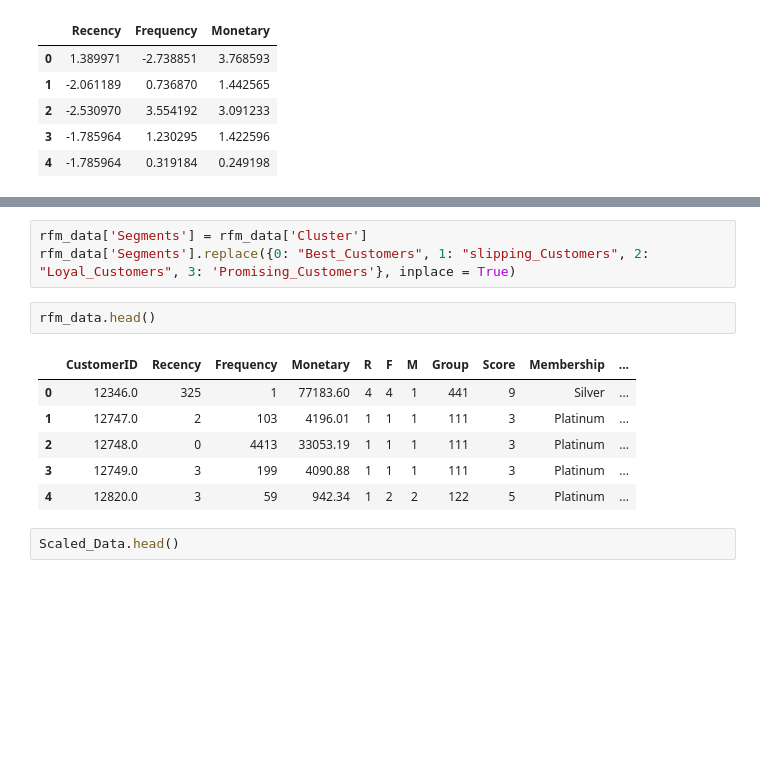
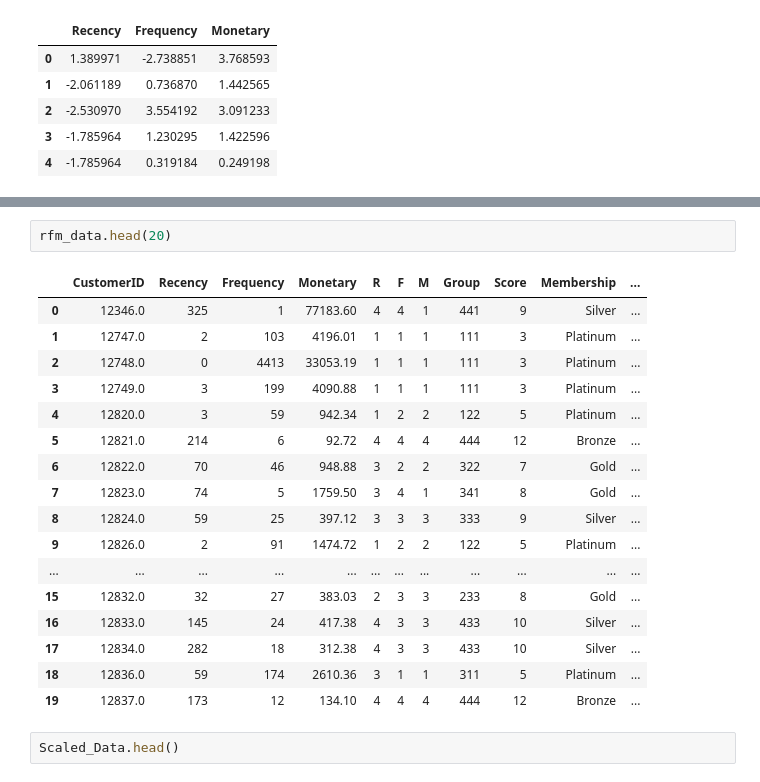
Before and after one commit to jithesh9539/Customer_Segmentation_Final, a Jupyter notebook: Customer_Segmentation_CMPE255.ipynb, the cells around one changed output, grey strips where cells are left out. Drawn from its saved outputs; the diff is of its cells as text; blank space fills up the shorter version.

```diff
--- a/Customer_Segmentation_CMPE255.ipynb
+++ b/Customer_Segmentation_CMPE255.ipynb
@@ -530,15 +551,23 @@ result_df
-# %%
-rfm_data['Segments'] = rfm_data['Cluster']
-rfm_data['Segments'].replace({0: "Best_Customers", 1: "slipping_Customers", 2: "Loyal_Customers", 3: 'Promising_Customers'}, inplace = True)
 # %%
-rfm_data.head()
+rfm_data.head(20)
 # %% [output]
 |  | CustomerID | Recency | Frequency | Monetary | R | F | M | Group | Score | Membership | ... |
 | 0 | 12346.0 | 325 | 1 | 77183.60 | 4 | 4 | 1 | 441 | 9 | Silver | ... |
 | 1 | 12747.0 | 2 | 103 | 4196.01 | 1 | 1 | 1 | 111 | 3 | Platinum | ... |
 | 2 | 12748.0 | 0 | 4413 | 33053.19 | 1 | 1 | 1 | 111 | 3 | Platinum | ... |
 | 3 | 12749.0 | 3 | 199 | 4090.88 | 1 | 1 | 1 | 111 | 3 | Platinum | ... |
 | 4 | 12820.0 | 3 | 59 | 942.34 | 1 | 2 | 2 | 122 | 5 | Platinum | ... |
+| 5 | 12821.0 | 214 | 6 | 92.72 | 4 | 4 | 4 | 444 | 12 | Bronze | ... |
+| 6 | 12822.0 | 70 | 46 | 948.88 | 3 | 2 | 2 | 322 | 7 | Gold | ... |
+| 7 | 12823.0 | 74 | 5 | 1759.50 | 3 | 4 | 1 | 341 | 8 | Gold | ... |
+| 8 | 12824.0 | 59 | 25 | 397.12 | 3 | 3 | 3 | 333 | 9 | Silver | ... |
+| 9 | 12826.0 | 2 | 91 | 1474.72 | 1 | 2 | 2 | 122 | 5 | Platinum | ... |
+| ... | ... | ... | ... | ... | ... | ... | ... | ... | ... | ... | ... |
+| 15 | 12832.0 | 32 | 27 | 383.03 | 2 | 3 | 3 | 233 | 8 | Gold | ... |
+| 16 | 12833.0 | 145 | 24 | 417.38 | 4 | 3 | 3 | 433 | 10 | Silver | ... |
+| 17 | 12834.0 | 282 | 18 | 312.38 | 4 | 3 | 3 | 433 | 10 | Silver | ... |
+| 18 | 12836.0 | 59 | 174 | 2610.36 | 3 | 1 | 1 | 311 | 5 | Platinum | ... |
+| 19 | 12837.0 | 173 | 12 | 134.10 | 4 | 4 | 4 | 444 | 12 | Bronze | ... |
 # %%
 Scaled_Data.head()
 # %% [output]
```
Also changed, not shown: parts of 5 cells of this notebook.
